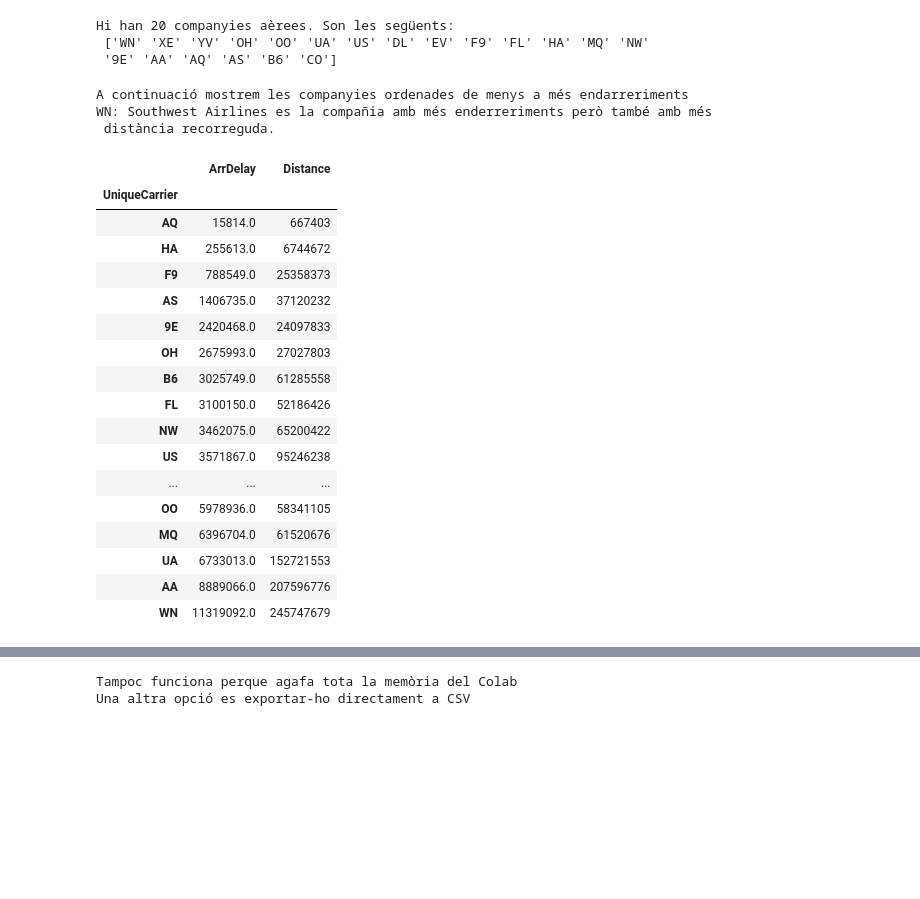
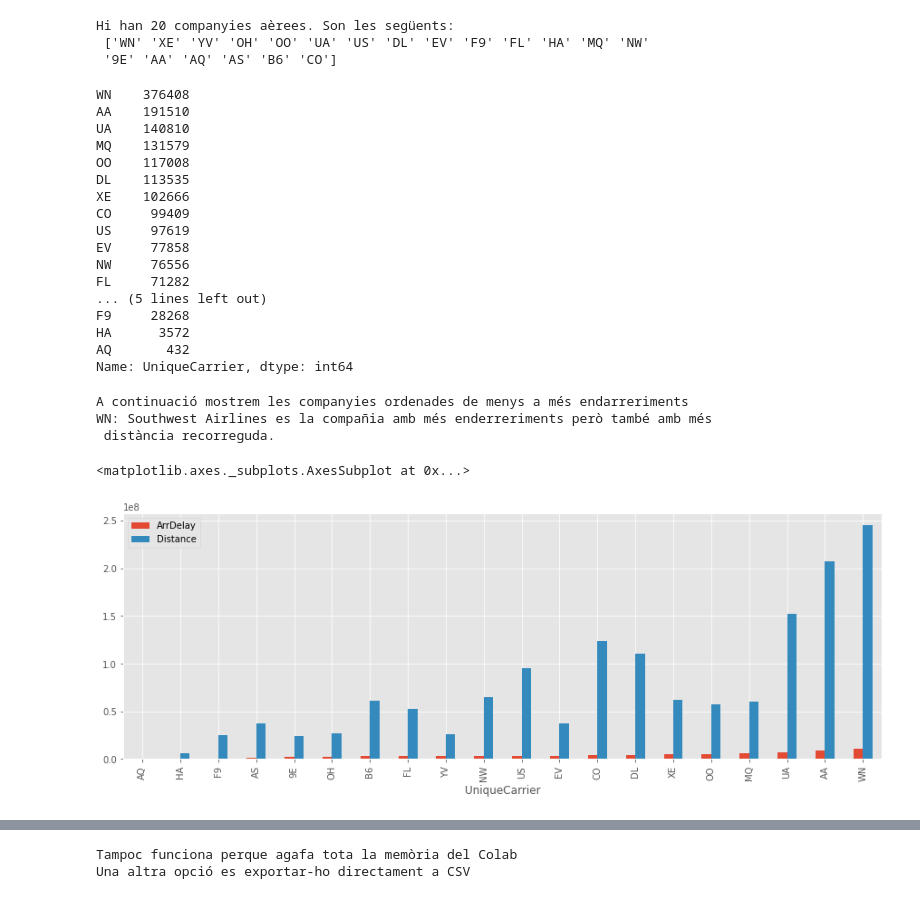
Before and after one commit to Javier-Alfonso-DS/S03_T05_Exploracio_de_les_dades, a Jupyter notebook: S03_T05_Exploracio_de_les_dades.ipynb, the cells around one changed output, grey strips where cells are left out. Cells and saved outputs as stored; diff of their text form; code cells hidden in the pictures; blank space fills up the shorter version.

```diff
--- a/S03_T05_Exploracio_de_les_dades.ipynb
+++ b/S03_T05_Exploracio_de_les_dades.ipynb
@@ -215,33 +317,38 @@ print("Hi han",len(Carriers),"companyies aèrees. Son les següents:\n",Carriers
 Hi han 20 companyies aèrees. Son les següents:
  ['WN' 'XE' 'YV' 'OH' 'OO' 'UA' 'US' 'DL' 'EV' 'F9' 'FL' 'HA' 'MQ' 'NW'
  '9E' 'AA' 'AQ' 'AS' 'B6' 'CO']
+# %%
+# Contem quants vols hi han per companyia
+CountCarrier = workdf['UniqueCarrier'].value_counts()
+CountCarrier
+# %% [output]
+WN    376408
+AA    191510
+UA    140810
+MQ    131579
+OO    117008
+DL    113535
+XE    102666
+CO     99409
+US     97619
+EV     77858
+NW     76556
+FL     71282
+... (5 lines left out)
+F9     28268
+HA      3572
+AQ       432
+Name: UniqueCarrier, dtype: int64
 # %%
 dfAirlines = workdf[['UniqueCarrier','ArrDelay','Distance']].groupby('UniqueCarrier').sum()
 print("A continuació mostrem les companyies ordenades de menys a més endarreriments")
-dfAirlines.sort_values(by='ArrDelay')
 print("WN: Southwest Airlines es la compañia amb més enderreriments però també amb més \
 \n distància recorreguda.")
-dfAirlines.sort_values(by='ArrDelay')
+dfAirlines.sort_values(by='ArrDelay').plot(kind='bar')
 # %% [output]
 A continuació mostrem les companyies ordenades de menys a més endarreriments
 WN: Southwest Airlines es la compañia amb més enderreriments però també amb més
  distància recorreguda.
-|  | ArrDelay | Distance |
-| UniqueCarrier |  |  |
-| AQ | 15814.0 | 667403 |
-| HA | 255613.0 | 6744672 |
-| F9 | 788549.0 | 25358373 |
-| AS | 1406735.0 | 37120232 |
-| 9E | 2420468.0 | 24097833 |
-| OH | 2675993.0 | 27027803 |
-| B6 | 3025749.0 | 61285558 |
-| FL | 3100150.0 | 52186426 |
-| NW | 3462075.0 | 65200422 |
-| US | 3571867.0 | 95246238 |
-| ... | ... | ... |
-| OO | 5978936.0 | 58341105 |
-| MQ | 6396704.0 | 61520676 |
-| UA | 6733013.0 | 152721553 |
-| AA | 8889066.0 | 207596776 |
-| WN | 11319092.0 | 245747679 |
+<matplotlib.axes._subplots.AxesSubplot at 0x...>
+[figure, added]
 # %%
```
Also changed, not shown: parts of 33 cells of this notebook.
